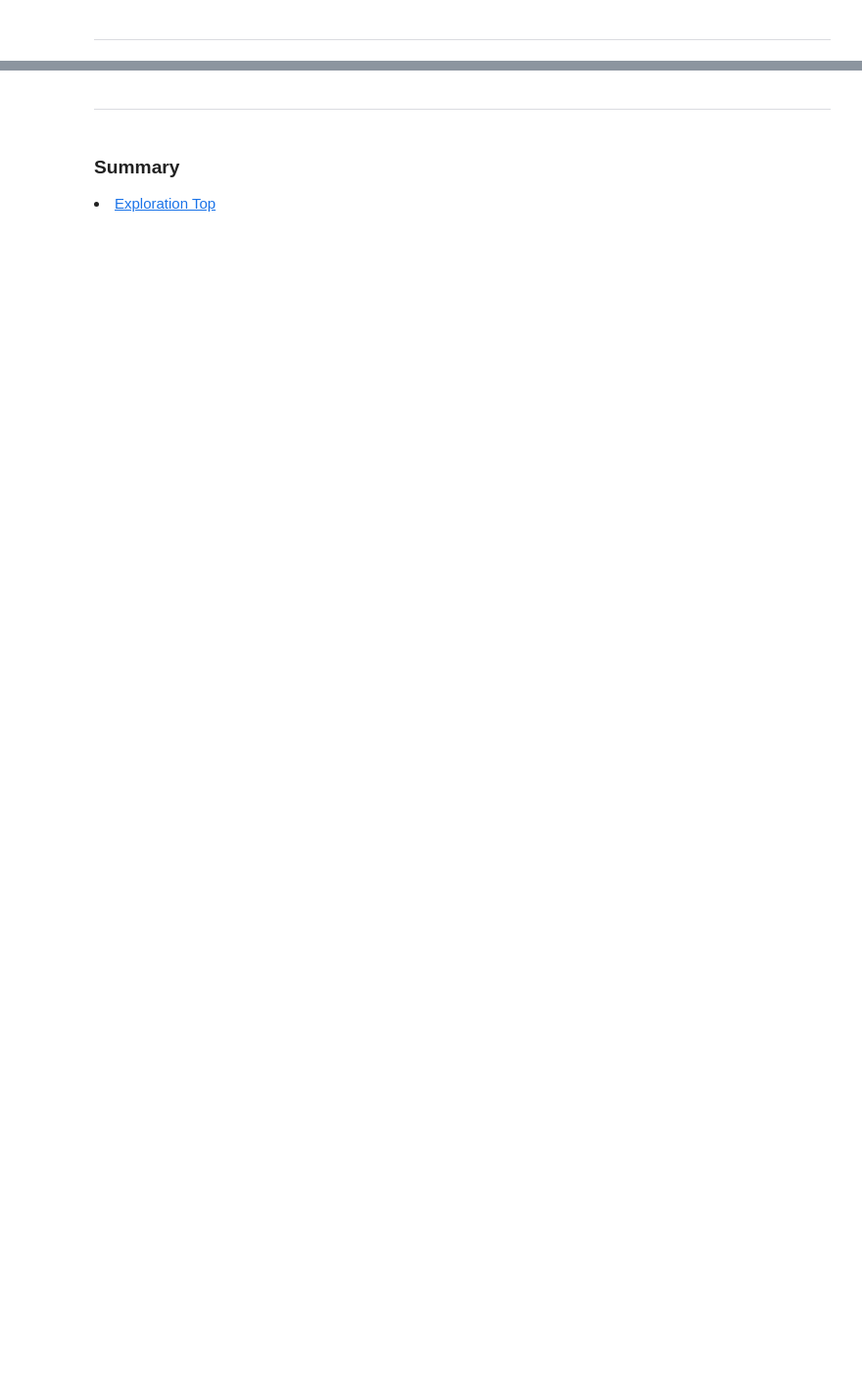
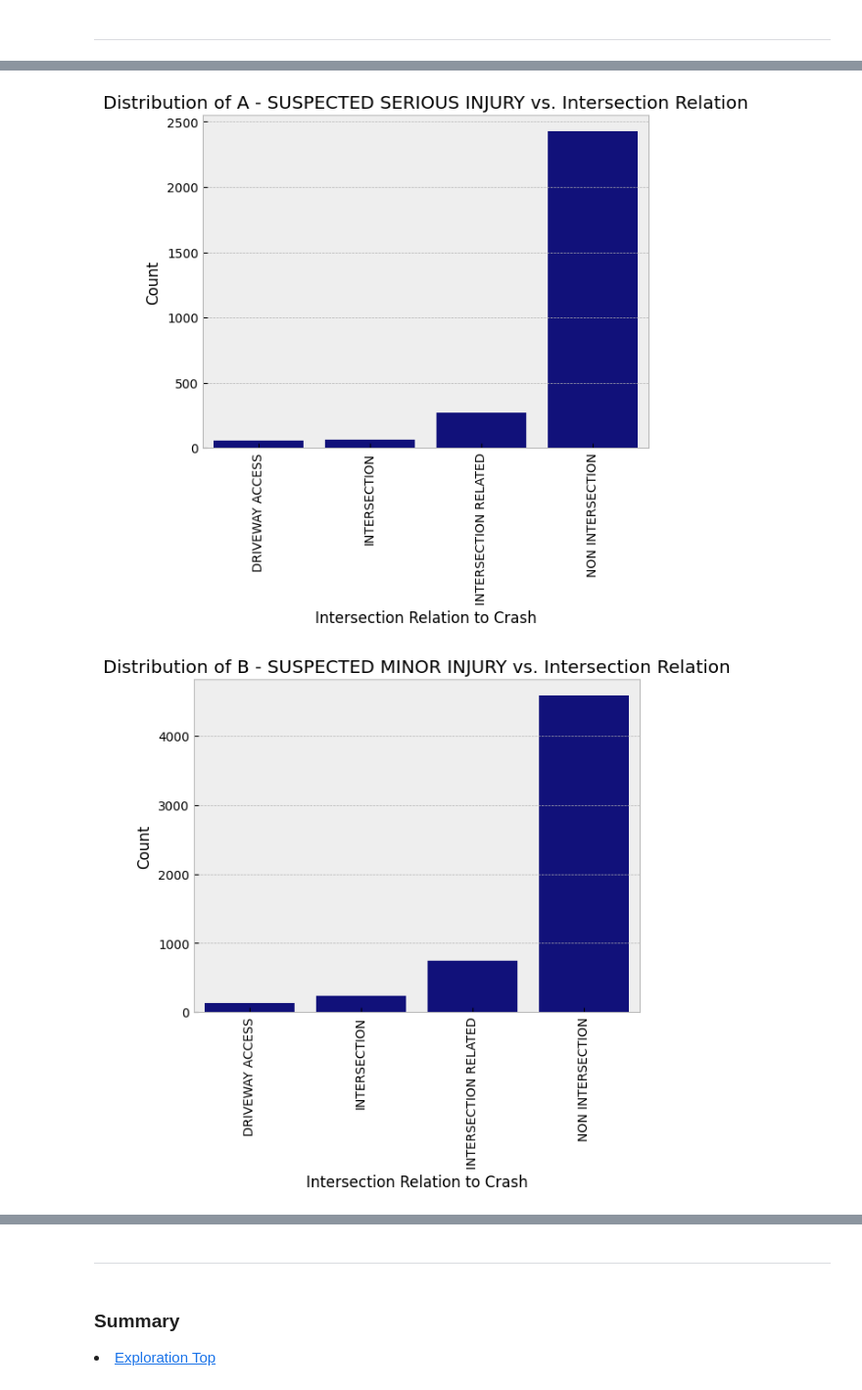
Before and after one commit to tex-wrex/tex-wrex, a Jupyter notebook: Jared/final_report.ipynb, the cells around one changed output, grey strips where cells are left out. Shown at 98% size. Drawn from its saved outputs; the diff is of its cells as text; code cells hidden in the pictures; blank space fills up the shorter version.

```diff
--- a/Jared/final_report.ipynb
+++ b/Jared/final_report.ipynb
@@ -158,3 +254,7 @@ Obtain {DATA NAME} dataset from {LOC OF DATA}
 # %%
 # From the 'final.py' file...
-# Get the {PLOT} of {FEATURE} vs. {FEATURE}
+# Get the barplots of Injury Severity vs. Intersection Relation
+f.visual4()
+# %% [output]
+[figure, added]
+[figure, added]
```
Also changed, not shown: parts of 29 cells of this notebook.
